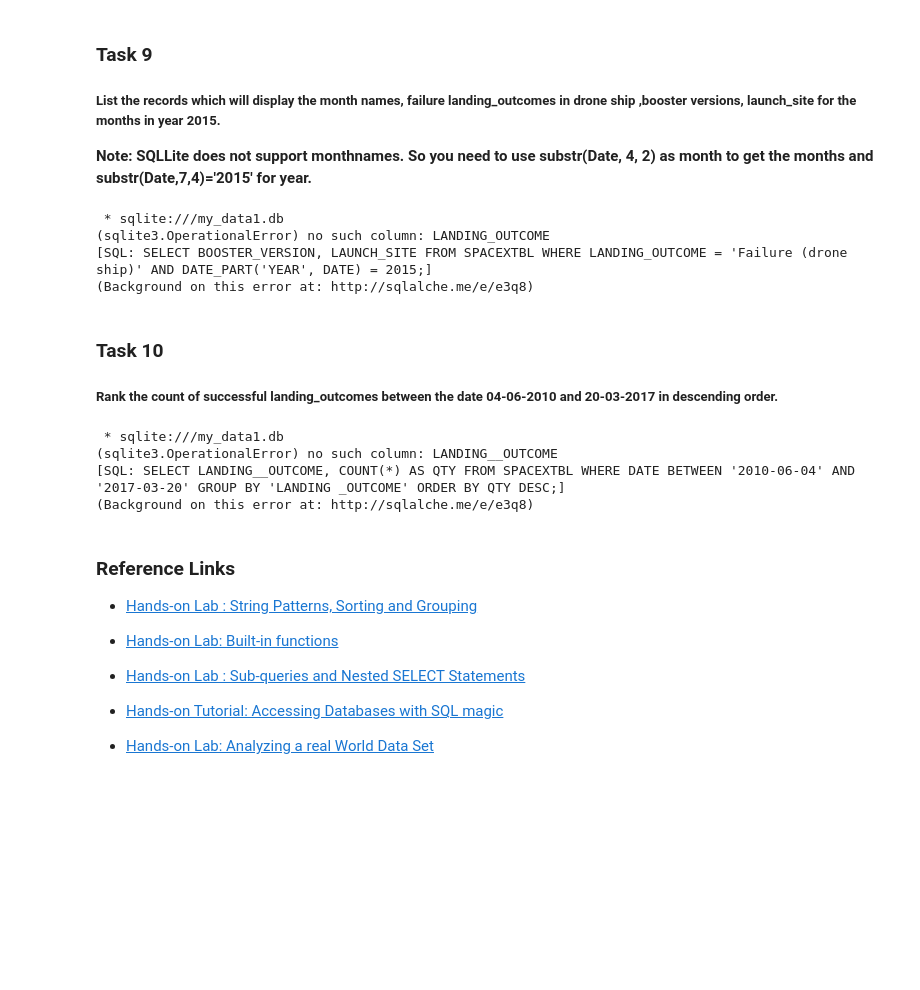
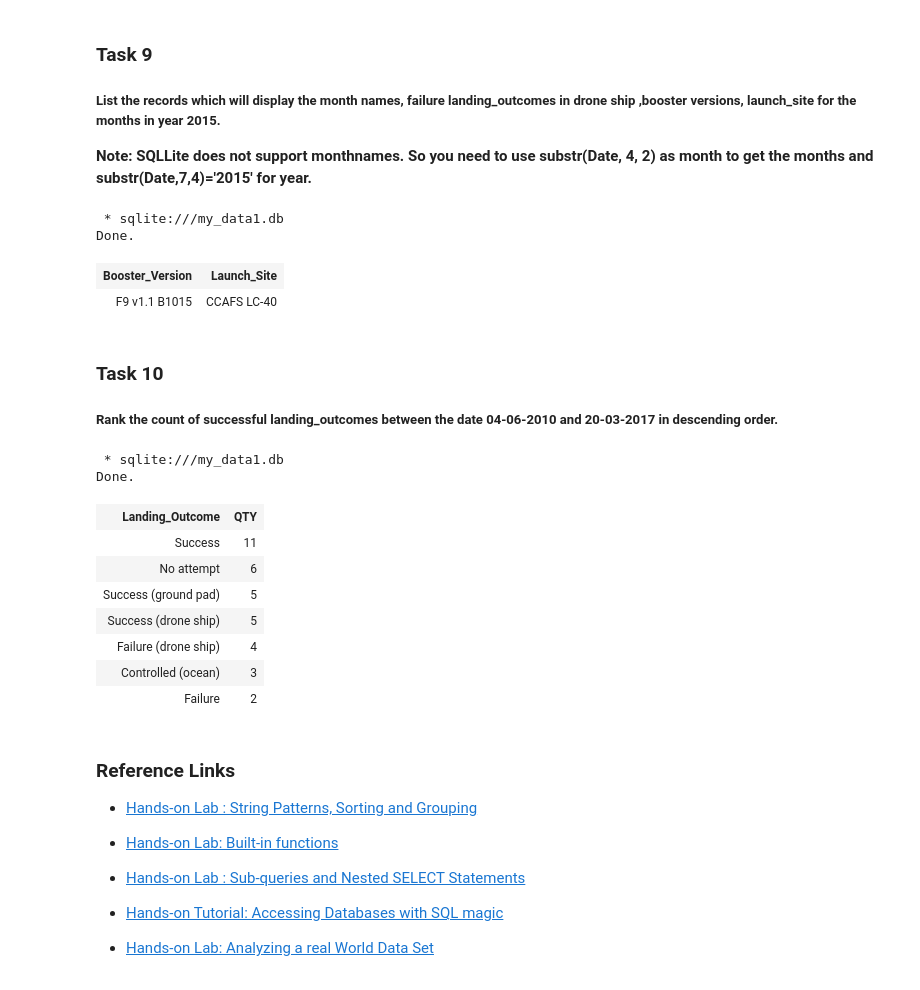
Before and after one commit to sakshihegde20/Applied-capstone-Data-Science-projects, a Jupyter notebook: jupyter-labs-eda-sql-coursera_sqllite (1).ipynb, the cells around one changed output. Drawn from its saved outputs; the diff is of its cells as text; code cells hidden in the pictures; blank space fills up the shorter version.

```diff
--- a/jupyter-labs-eda-sql-coursera_sqllite (1).ipynb
+++ b/jupyter-labs-eda-sql-coursera_sqllite (1).ipynb
@@ -252,23 +267,29 @@ Done.
 
 **Note: SQLLite does not support monthnames. So you need to use  substr(Date, 4, 2) as month to get the months and substr(Date,7,4)='2015' for year.**
 # %%
-sql SELECT BOOSTER_VERSION, LAUNCH_SITE FROM SPACEXTBL WHERE LANDING__OUTCOME = 'Failure (drone ship)' AND DATE_PART('YEAR', DATE) = 2015;
+sql SELECT BOOSTER_VERSION, LAUNCH_SITE FROM SPACEXTBL WHERE LANDING_OUTCOME = 'Failure (drone ship)' AND DATE = '14-04-2015';
 # %% [output]
  * sqlite:///my_data1.db
-(sqlite3.OperationalError) no such column: LANDING_OUTCOME
-[SQL: SELECT BOOSTER_VERSION, LAUNCH_SITE FROM SPACEXTBL WHERE LANDING_OUTCOME = 'Failure (drone ship)' AND DATE_PART('YEAR', DATE) = 2015;]
-(Background on this error at: http://sqlalche.me/e/e3q8)
+Done.
+| Booster_Version | Launch_Site |
+| F9 v1.1 B1015 | CCAFS LC-40 |
 # %% [markdown]
 ### Task 10
 
 ##### Rank the  count of  successful landing_outcomes between the date 04-06-2010 and 20-03-2017 in descending order.
 # %%
-sql SELECT LANDING__OUTCOME, COUNT(*) AS QTY FROM SPACEXTBL WHERE DATE BETWEEN '2010-06-04' AND '2017-03-20' GROUP BY 'LANDING _OUTCOME' ORDER BY QTY DESC;
+sql SELECT LANDING_OUTCOME, COUNT(*) AS QTY FROM SPACEXTBL WHERE DATE BETWEEN '04/06/2010' AND '20-03-2017' GROUP BY LANDING_OUTCOME ORDER BY QTY DESC;
 # %% [output]
  * sqlite:///my_data1.db
-(sqlite3.OperationalError) no such column: LANDING__OUTCOME
-[SQL: SELECT LANDING__OUTCOME, COUNT(*) AS QTY FROM SPACEXTBL WHERE DATE BETWEEN '2010-06-04' AND '2017-03-20' GROUP BY 'LANDING _OUTCOME' ORDER BY QTY DESC;]
-(Background on this error at: http://sqlalche.me/e/e3q8)
+Done.
+| Landing_Outcome | QTY |
+| Success | 11 |
+| No attempt | 6 |
+| Success (ground pad) | 5 |
+| Success (drone ship) | 5 |
+| Failure (drone ship) | 4 |
+| Controlled (ocean) | 3 |
+| Failure | 2 |
 # %% [markdown]
 ### Reference Links
 
```
Also changed, not shown: parts of 6 cells of this notebook.
